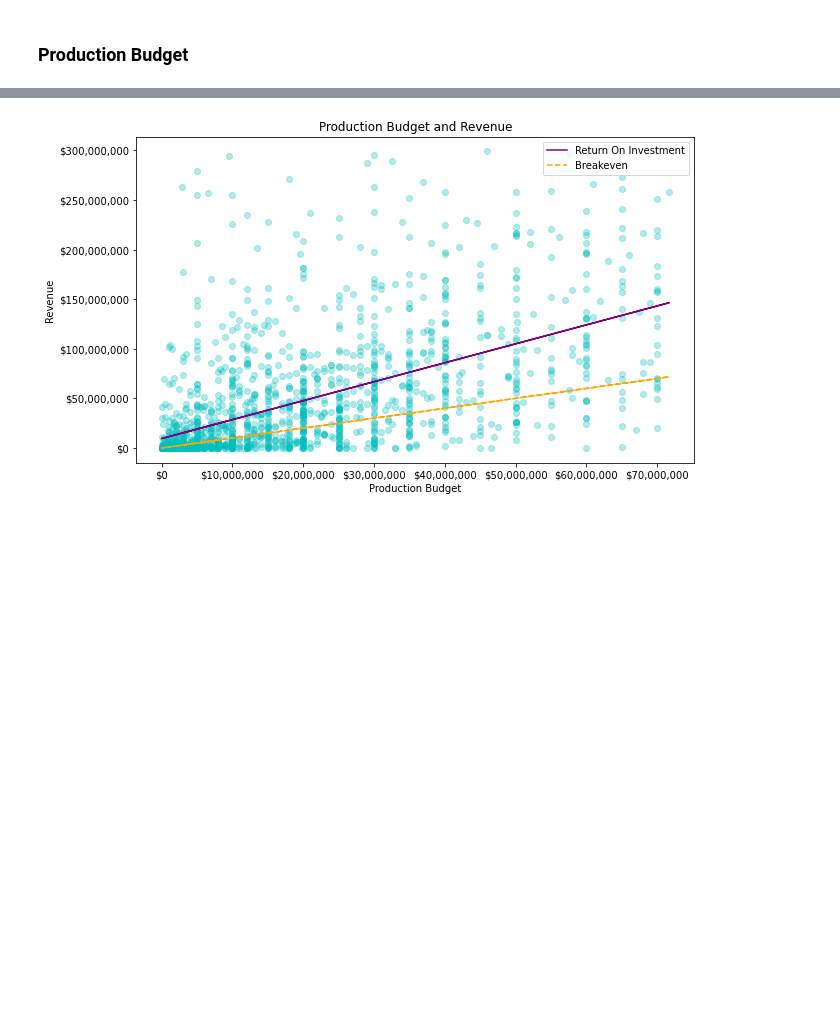
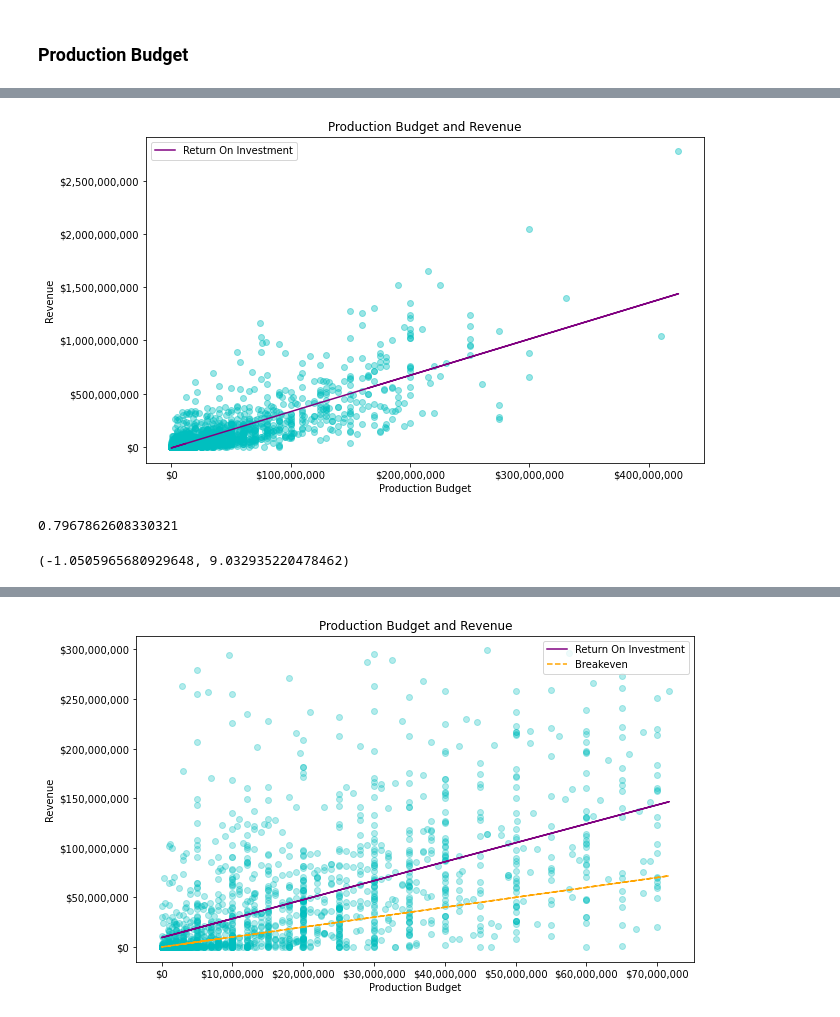
Before and after one commit to xiaohua-su/Film-Analysis, a Jupyter notebook: Analysis_of_Films.ipynb, the cells around one changed output, grey strips where cells are left out. Saved outputs shown, nothing was run; the diff lists cells and outputs as text; code cells hidden in the pictures; blank space fills up the shorter version.

```diff
--- a/Analysis_of_Films.ipynb
+++ b/Analysis_of_Films.ipynb
@@ -281,0 +290,37 @@ clean_columns['gross_to_budget_ratio'] = clean_columns['worldwide_gross'] / clea
+# %%
+#graph of it with outliers included
+fig, ax = plt.subplots(figsize=(10,6))
+ax.ticklabel_format(style='plain')
+ax.scatter(movies_clean['production_budget'] , y = movies_clean['worldwide_gross'], alpha = .4, c="c");
+
+x=movies_clean['production_budget']
+y=movies_clean['worldwide_gross']
+m, b = np.polyfit(x,y,1)
+plt.plot(x, m*x + b, c="purple")
+plt.legend(['Return On Investment'])
+
+ax.set_title('Production Budget and Revenue')
+ax.set_xlabel('Production Budget')
+ax.set_ylabel('Revenue')
+ax.yaxis.set_major_formatter(ticker.StrMethodFormatter('${x:,.0f}'))
+ax.xaxis.set_major_formatter(ticker.StrMethodFormatter('${x:,.0f}'));
+# %% [output]
+[figure, added]
+# %%
+#Correlation before removing any outliers.
+np.corrcoef(movies_clean['production_budget'] , y = movies_clean['worldwide_gross'])[0][1]
+# %% [output]
+0.7967862608330321
+# %%
+#Removing outliers based of gross_to_budget_ratio
+q3, q1 = np.percentile(movies_clean['gross_to_budget_ratio'], [75, 25])
+q3, q1
+iqr = q3-q1
+
+lower_limit = movies_clean['gross_to_budget_ratio'].mean()-(iqr*1.5)
+
+upper_limit = movies_clean['gross_to_budget_ratio'].mean()+(iqr*1.5)
+
+lower_limit, upper_limit
+# %% [output]
+(-1.0505965680929648, 9.032935220478462)
```
Also changed, not shown: parts of 59 cells of this notebook.
